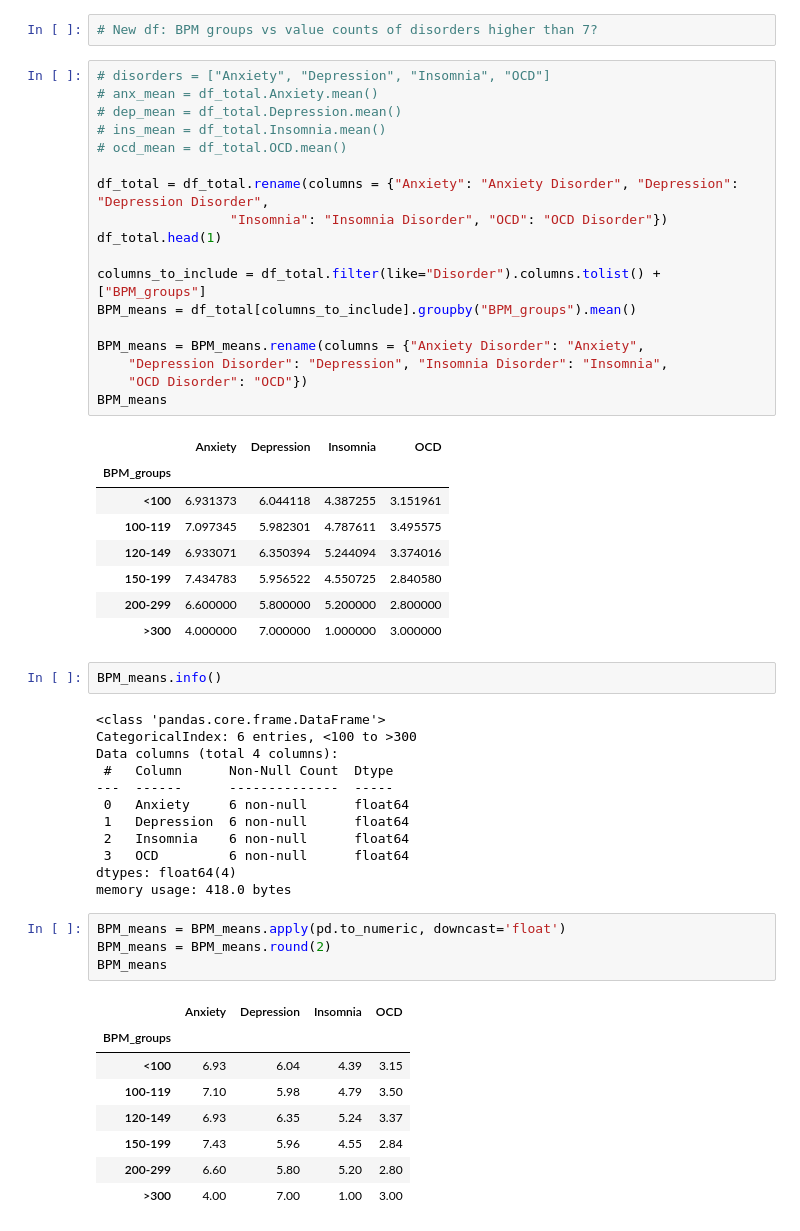
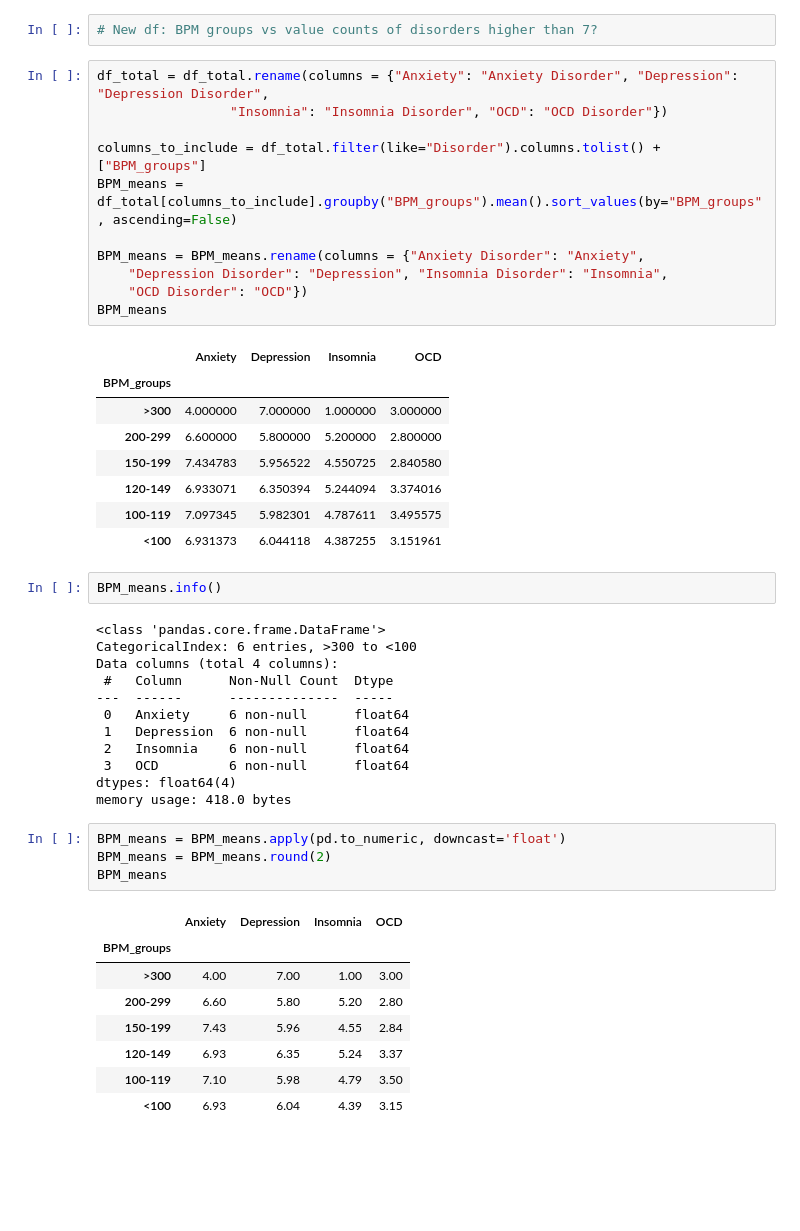
Before and after one commit to TheWizler/project1_group_10, a Jupyter notebook: Sarah's_work/Q3.ipynb, the cells around one changed output. Cells and saved outputs as stored; diff of their text form; blank space fills up the shorter version.

```diff
--- a/Sarah's_work/Q3.ipynb
+++ b/Sarah's_work/Q3.ipynb
@@ -785,37 +778,30 @@ df_total
 # %%
 # New df: BPM groups vs value counts of disorders higher than 7?
 # %%
-# disorders = ["Anxiety", "Depression", "Insomnia", "OCD"]
-# anx_mean = df_total.Anxiety.mean()
-# dep_mean = df_total.Depression.mean()
-# ins_mean = df_total.Insomnia.mean()
-# ocd_mean = df_total.OCD.mean()
-
 df_total = df_total.rename(columns = {"Anxiety": "Anxiety Disorder", "Depression": "Depression Disorder",
                  "Insomnia": "Insomnia Disorder", "OCD": "OCD Disorder"})
-df_total.head(1)
 
 columns_to_include = df_total.filter(like="Disorder").columns.tolist() + ["BPM_groups"]
-BPM_means = df_total[columns_to_include].groupby("BPM_groups").mean()
+BPM_means = df_total[columns_to_include].groupby("BPM_groups").mean().sort_values(by="BPM_groups", ascending=False)
 
 BPM_means = BPM_means.rename(columns = {"Anxiety Disorder": "Anxiety",
     "Depression Disorder": "Depression", "Insomnia Disorder": "Insomnia",
     "OCD Disorder": "OCD"})
 BPM_means
 # %% [output]
 |  | Anxiety | Depression | Insomnia | OCD |
 | BPM_groups |  |  |  |  |
+| >300 | 4.000000 | 7.000000 | 1.000000 | 3.000000 |
+| 200-299 | 6.600000 | 5.800000 | 5.200000 | 2.800000 |
+| 150-199 | 7.434783 | 5.956522 | 4.550725 | 2.840580 |
+| 120-149 | 6.933071 | 6.350394 | 5.244094 | 3.374016 |
+| 100-119 | 7.097345 | 5.982301 | 4.787611 | 3.495575 |
 | <100 | 6.931373 | 6.044118 | 4.387255 | 3.151961 |
-| 100-119 | 7.097345 | 5.982301 | 4.787611 | 3.495575 |
-| 120-149 | 6.933071 | 6.350394 | 5.244094 | 3.374016 |
-| 150-199 | 7.434783 | 5.956522 | 4.550725 | 2.840580 |
-| 200-299 | 6.600000 | 5.800000 | 5.200000 | 2.800000 |
-| >300 | 4.000000 | 7.000000 | 1.000000 | 3.000000 |
 # %%
 BPM_means.info()
 # %% [output]
 <class 'pandas.core.frame.DataFrame'>
-CategoricalIndex: 6 entries, <100 to >300
+CategoricalIndex: 6 entries, >300 to <100
 Data columns (total 4 columns):
  #   Column      Non-Null Count  Dtype
 ---  ------      --------------  -----
@@ -832,12 +818,12 @@ BPM_means
 # %% [output]
 |  | Anxiety | Depression | Insomnia | OCD |
 | BPM_groups |  |  |  |  |
+| >300 | 4.00 | 7.00 | 1.00 | 3.00 |
+| 200-299 | 6.60 | 5.80 | 5.20 | 2.80 |
+| 150-199 | 7.43 | 5.96 | 4.55 | 2.84 |
+| 120-149 | 6.93 | 6.35 | 5.24 | 3.37 |
+| 100-119 | 7.10 | 5.98 | 4.79 | 3.50 |
 | <100 | 6.93 | 6.04 | 4.39 | 3.15 |
-| 100-119 | 7.10 | 5.98 | 4.79 | 3.50 |
-| 120-149 | 6.93 | 6.35 | 5.24 | 3.37 |
-| 150-199 | 7.43 | 5.96 | 4.55 | 2.84 |
-| 200-299 | 6.60 | 5.80 | 5.20 | 2.80 |
-| >300 | 4.00 | 7.00 | 1.00 | 3.00 |
 # %%
 plt.figure(figsize=(6, 4))
 
```
Also changed, not shown: parts of 28 cells of this notebook, 24 other files.
